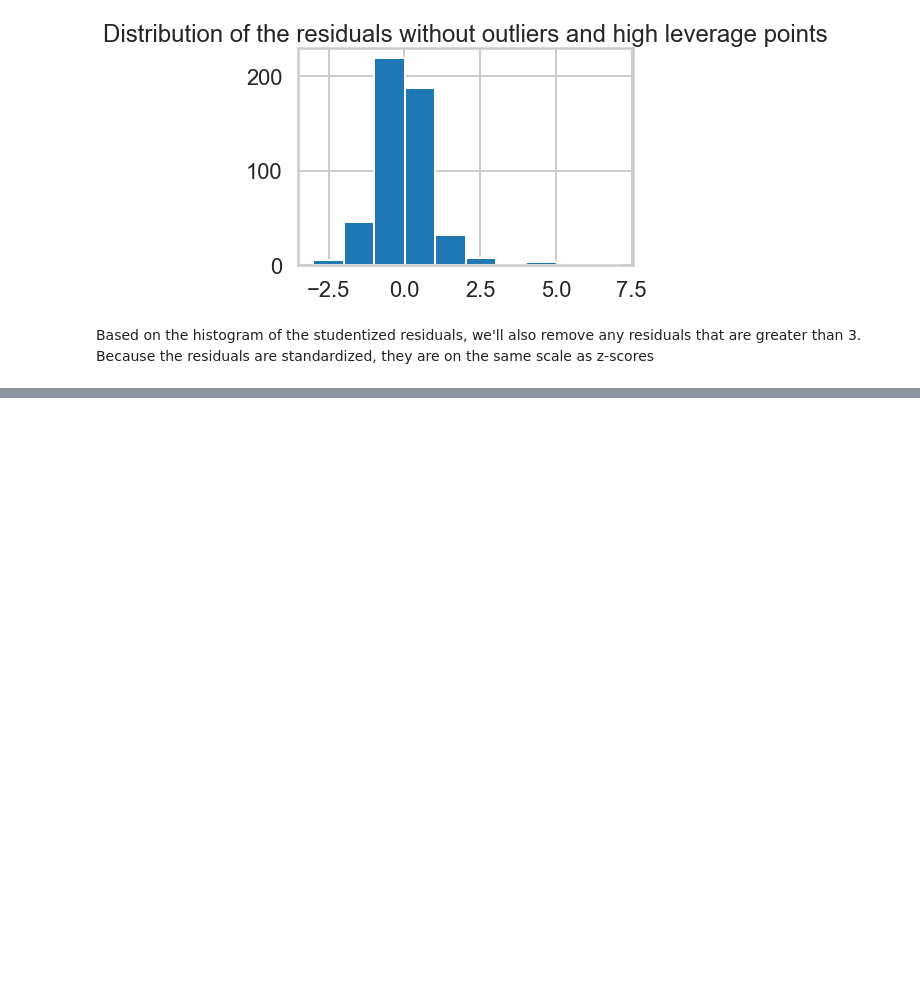
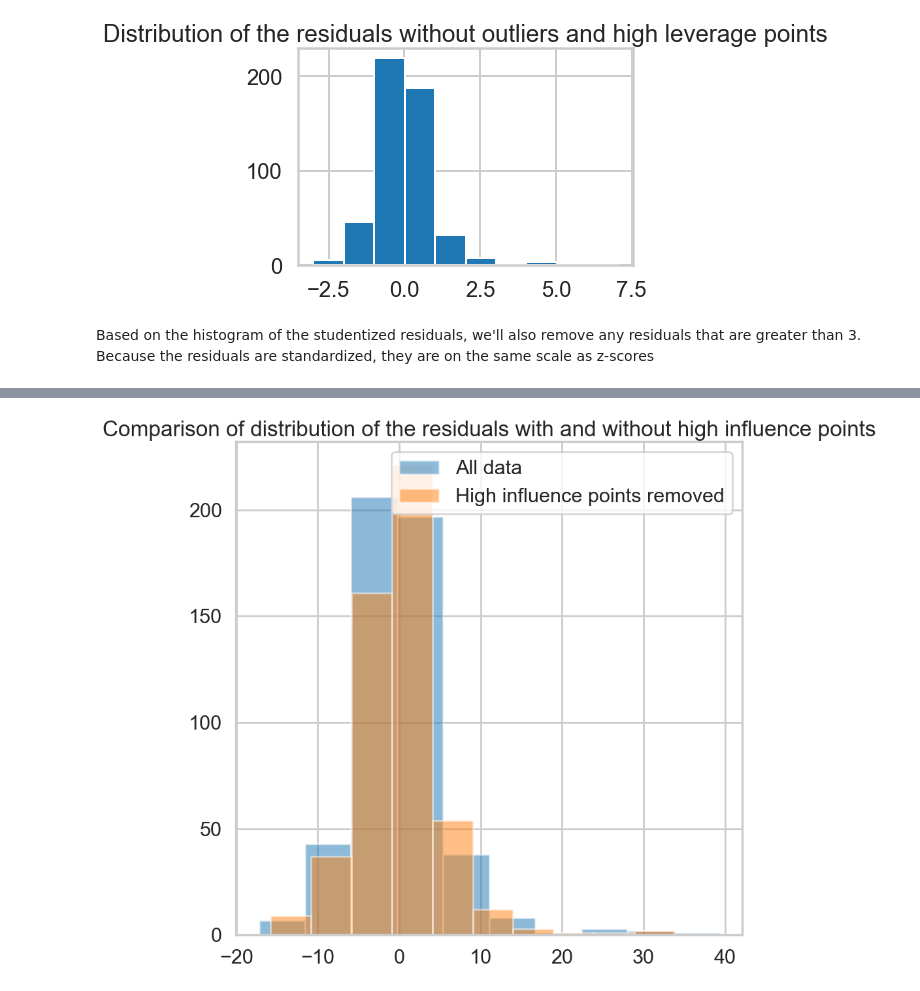
Before and after one commit to a-kantur/Springboard, a Jupyter notebook: linear_regression/Mini_Project_Linear_Regression.ipynb, the cells around one changed output, grey strips where cells are left out. Saved outputs shown, nothing was run; the diff lists cells and outputs as text; code cells hidden in the pictures; blank space fills up the shorter version.

```diff
--- a/linear_regression/Mini_Project_Linear_Regression.ipynb
+++ b/linear_regression/Mini_Project_Linear_Regression.ipynb
@@ -994,0 +1003,3 @@ remove = np.concatenate([high_leverage_points[0], high_studentized_resid[0]])
+# %%
+df=influence.summary_frame()
+df.sort_values('cooks_d', ascending=False, inplace=True)
@@ -994,0 +1022,2 @@ remove = np.concatenate([high_leverage_points[0], high_studentized_resid[0]])
+# %%
+m3 = ols('PRICE ~ PTRATIO + CRIM + RM',bos.iloc[df.index[5:]]).fit()
@@ -994,0 +1078,10 @@ remove = np.concatenate([high_leverage_points[0], high_studentized_resid[0]])
+# %%
+#bins = np.linspace(-20, 40, 30)
+plt.figure(figsize=(10,10), dpi=100)
+_ = plt.hist(m2.resid, alpha=0.5, label='All data')
+_ = plt.hist(m3.resid, alpha=0.5, label='High influence points removed')
+_ = plt.legend(loc='upper right')
+_ = plt.title('Comparison of distribution of the residuals with and without high influence points')
+plt.show()
+# %% [output]
+[figure, added]
```
Also changed, not shown: parts of 10 cells of this notebook, 1 other file.
